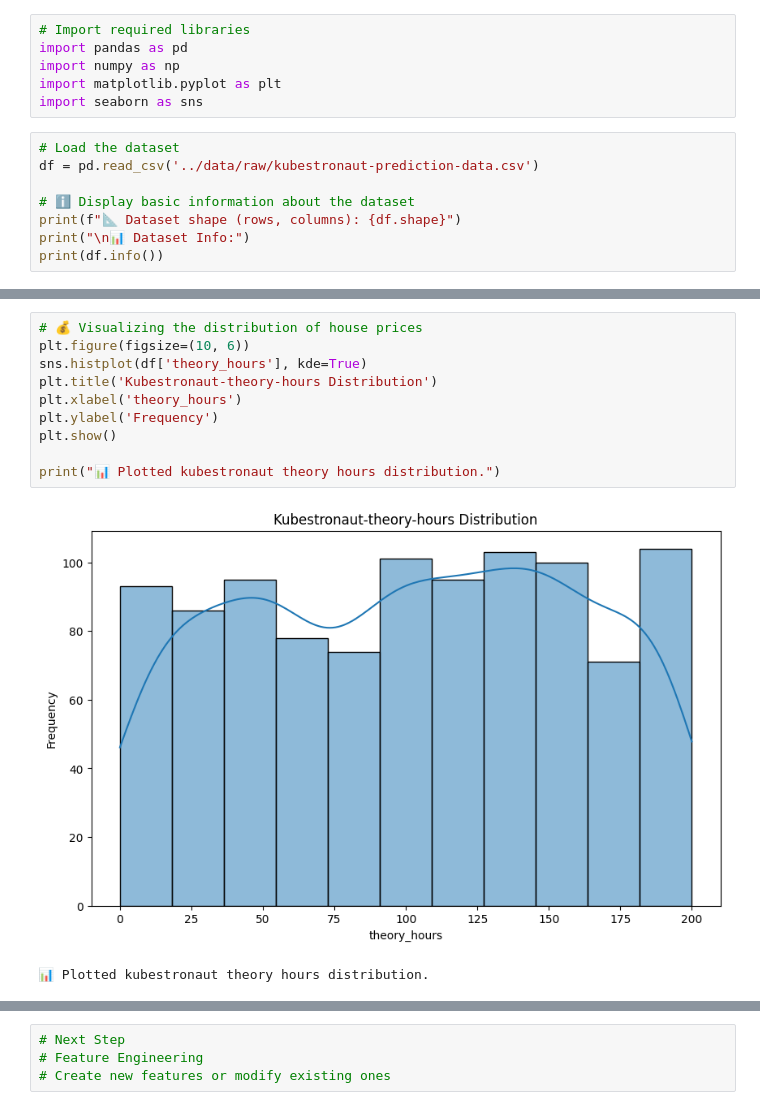
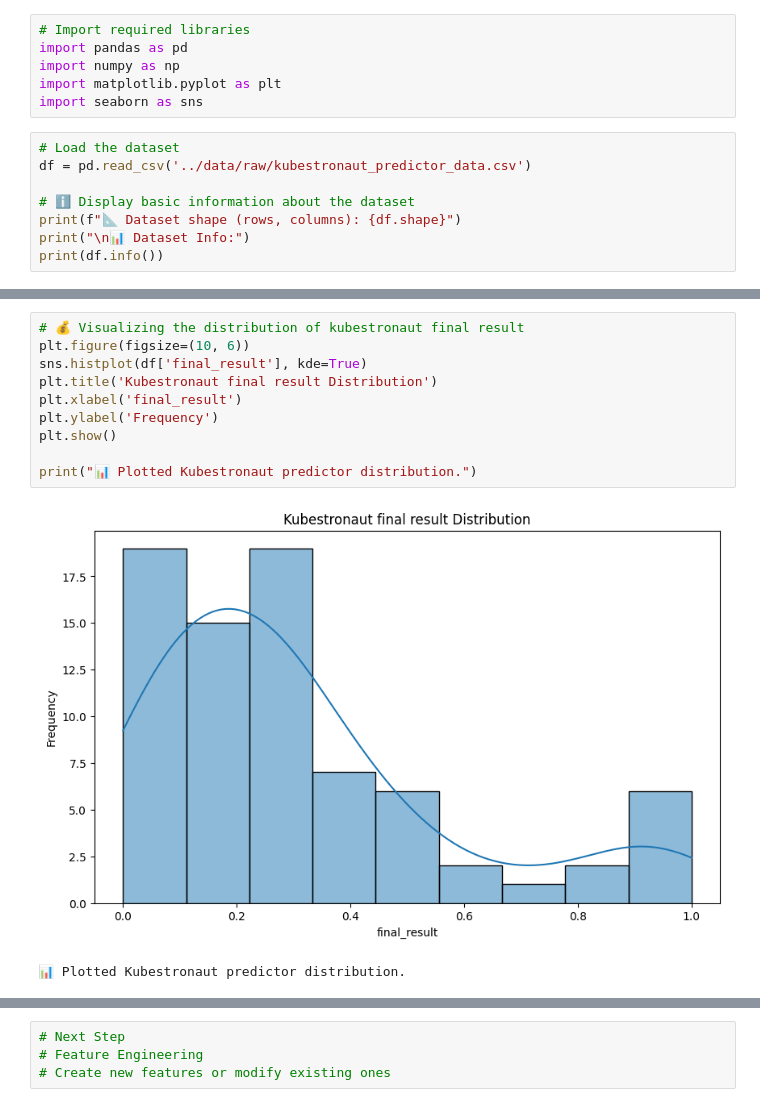
Before and after one commit to lfarizav/kubestronaut-predictor, a Jupyter notebook: notebooks/01_exploratory_data_analysis.ipynb, the cells around one changed output, grey strips where cells are left out. Drawn from its saved outputs; the diff is of its cells as text.

```diff
--- a/notebooks/01_exploratory_data_analysis.ipynb
+++ b/notebooks/01_exploratory_data_analysis.ipynb
@@ -9,7 +9,7 @@ import matplotlib.pyplot as plt
 import seaborn as sns
 # %%
 # Load the dataset
-df = pd.read_csv('../data/raw/kubestronaut-prediction-data.csv')
+df = pd.read_csv('../data/raw/kubestronaut_predictor_data.csv')
 
 # ℹ️ Display basic information about the dataset
 print(f"📐 Dataset shape (rows, columns): {df.shape}")
@@ -74,16 +78,16 @@ max         5.000000      1.000000
 # %%
-# 💰 Visualizing the distribution of house prices
+# 💰 Visualizing the distribution of kubestronaut final result
 plt.figure(figsize=(10, 6))
-sns.histplot(df['theory_hours'], kde=True)
-plt.title('Kubestronaut-theory-hours Distribution')
-plt.xlabel('theory_hours')
+sns.histplot(df['final_result'], kde=True)
+plt.title('Kubestronaut final result Distribution')
+plt.xlabel('final_result')
 plt.ylabel('Frequency')
 plt.show()
 
-print("📊 Plotted kubestronaut theory hours distribution.")
+print("📊 Plotted Kubestronaut predictor distribution.")
 # %% [output]
-[figure, old version]
+[figure, new version]
-📊 Plotted kubestronaut theory hours distribution.
+📊 Plotted Kubestronaut predictor distribution.
 # %%
 # 🔗 Checking how features are correlated with each other
 plt.figure(figsize=(12, 8))
```
Also changed, not shown: parts of 8 cells of this notebook, 48 other files.
